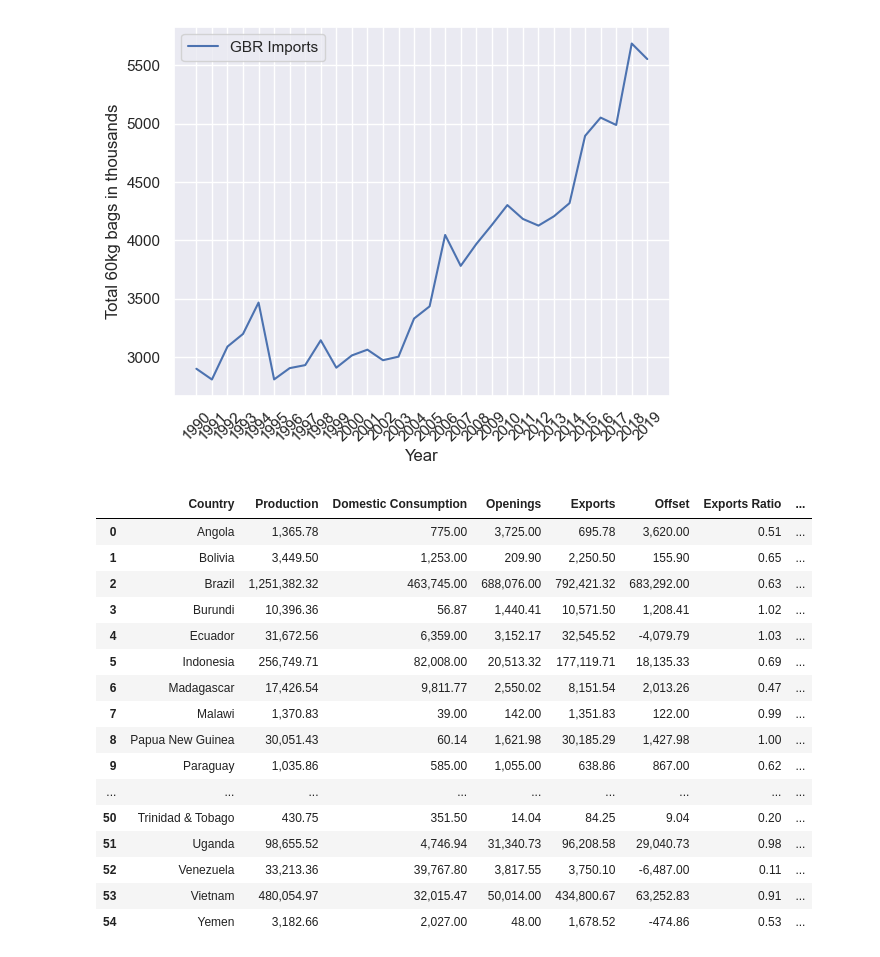
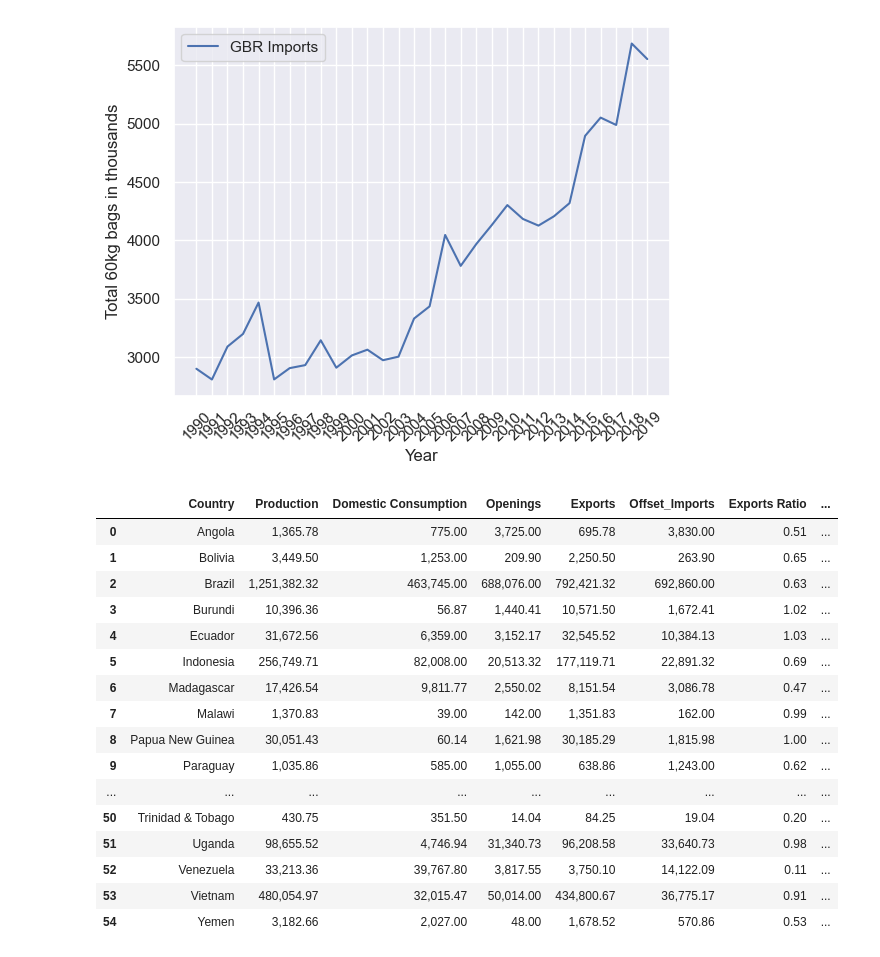
Before and after one commit to jjcastillot/Coffee_production_consumption, a Jupyter notebook: coffee_data_analysis.ipynb, the cells around one changed output. Cells and saved outputs as stored; diff of their text form; code cells hidden in the pictures.

Commit message:
Updated summary table.

```diff
--- a/coffee_data_analysis.ipynb
+++ b/coffee_data_analysis.ipynb
@@ -119,27 +119,28 @@ lineplot_imports(df_imports,'GBR')
 [figure]
 # %%
 # Create a dataframe with the 'Totals' columns from this 4 dataframes: df_production, df_consumption, df_openings and df_exports. Create exports to production ratio
+# Created a summary table to detect anomalies in the data.
 df_totals = pd.concat([df_production[['Country','Totals']],df_consumption['Totals'],df_openings['Totals'],df_exports['Totals']],axis=1)
 df_totals.columns=['Country','Production','Domestic Consumption','Openings','Exports']
-df_totals['Offset'] = df_totals['Production'] - df_totals['Domestic Consumption'] - df_totals['Exports'] + df_totals['Openings']
+df_totals['Offset_Imports'] = -df_totals['Production'] + df_totals['Domestic Consumption'] + df_totals['Exports'] + df_totals['Openings']
 df_totals['Exports Ratio'] = df_totals['Exports']/df_totals['Production']
 df_totals['Domestic Consump Ratio'] = df_totals['Domestic Consumption']/df_totals['Production']
 df_totals
 # %% [output]
-|  | Country | Production | Domestic Consumption | Openings | Exports | Offset | Exports Ratio | ... |
-| 0 | Angola | 1,365.78 | 775.00 | 3,725.00 | 695.78 | 3,620.00 | 0.51 | ... |
-| 1 | Bolivia | 3,449.50 | 1,253.00 | 209.90 | 2,250.50 | 155.90 | 0.65 | ... |
-| 2 | Brazil | 1,251,382.32 | 463,745.00 | 688,076.00 | 792,421.32 | 683,292.00 | 0.63 | ... |
-| 3 | Burundi | 10,396.36 | 56.87 | 1,440.41 | 10,571.50 | 1,208.41 | 1.02 | ... |
-| 4 | Ecuador | 31,672.56 | 6,359.00 | 3,152.17 | 32,545.52 | -4,079.79 | 1.03 | ... |
-| 5 | Indonesia | 256,749.71 | 82,008.00 | 20,513.32 | 177,119.71 | 18,135.33 | 0.69 | ... |
-| 6 | Madagascar | 17,426.54 | 9,811.77 | 2,550.02 | 8,151.54 | 2,013.26 | 0.47 | ... |
-| 7 | Malawi | 1,370.83 | 39.00 | 142.00 | 1,351.83 | 122.00 | 0.99 | ... |
-| 8 | Papua New Guinea | 30,051.43 | 60.14 | 1,621.98 | 30,185.29 | 1,427.98 | 1.00 | ... |
-| 9 | Paraguay | 1,035.86 | 585.00 | 1,055.00 | 638.86 | 867.00 | 0.62 | ... |
+|  | Country | Production | Domestic Consumption | Openings | Exports | Offset_Imports | Exports Ratio | ... |
+| 0 | Angola | 1,365.78 | 775.00 | 3,725.00 | 695.78 | 3,830.00 | 0.51 | ... |
+| 1 | Bolivia | 3,449.50 | 1,253.00 | 209.90 | 2,250.50 | 263.90 | 0.65 | ... |
+| 2 | Brazil | 1,251,382.32 | 463,745.00 | 688,076.00 | 792,421.32 | 692,860.00 | 0.63 | ... |
+| 3 | Burundi | 10,396.36 | 56.87 | 1,440.41 | 10,571.50 | 1,672.41 | 1.02 | ... |
+| 4 | Ecuador | 31,672.56 | 6,359.00 | 3,152.17 | 32,545.52 | 10,384.13 | 1.03 | ... |
+| 5 | Indonesia | 256,749.71 | 82,008.00 | 20,513.32 | 177,119.71 | 22,891.32 | 0.69 | ... |
+| 6 | Madagascar | 17,426.54 | 9,811.77 | 2,550.02 | 8,151.54 | 3,086.78 | 0.47 | ... |
+| 7 | Malawi | 1,370.83 | 39.00 | 142.00 | 1,351.83 | 162.00 | 0.99 | ... |
+| 8 | Papua New Guinea | 30,051.43 | 60.14 | 1,621.98 | 30,185.29 | 1,815.98 | 1.00 | ... |
+| 9 | Paraguay | 1,035.86 | 585.00 | 1,055.00 | 638.86 | 1,243.00 | 0.62 | ... |
 | ... | ... | ... | ... | ... | ... | ... | ... | ... |
-| 50 | Trinidad & Tobago | 430.75 | 351.50 | 14.04 | 84.25 | 9.04 | 0.20 | ... |
-| 51 | Uganda | 98,655.52 | 4,746.94 | 31,340.73 | 96,208.58 | 29,040.73 | 0.98 | ... |
-| 52 | Venezuela | 33,213.36 | 39,767.80 | 3,817.55 | 3,750.10 | -6,487.00 | 0.11 | ... |
-| 53 | Vietnam | 480,054.97 | 32,015.47 | 50,014.00 | 434,800.67 | 63,252.83 | 0.91 | ... |
-| 54 | Yemen | 3,182.66 | 2,027.00 | 48.00 | 1,678.52 | -474.86 | 0.53 | ... |
+| 50 | Trinidad & Tobago | 430.75 | 351.50 | 14.04 | 84.25 | 19.04 | 0.20 | ... |
+| 51 | Uganda | 98,655.52 | 4,746.94 | 31,340.73 | 96,208.58 | 33,640.73 | 0.98 | ... |
+| 52 | Venezuela | 33,213.36 | 39,767.80 | 3,817.55 | 3,750.10 | 14,122.09 | 0.11 | ... |
+| 53 | Vietnam | 480,054.97 | 32,015.47 | 50,014.00 | 434,800.67 | 36,775.17 | 0.91 | ... |
+| 54 | Yemen | 3,182.66 | 2,027.00 | 48.00 | 1,678.52 | 570.86 | 0.53 | ... |
```
